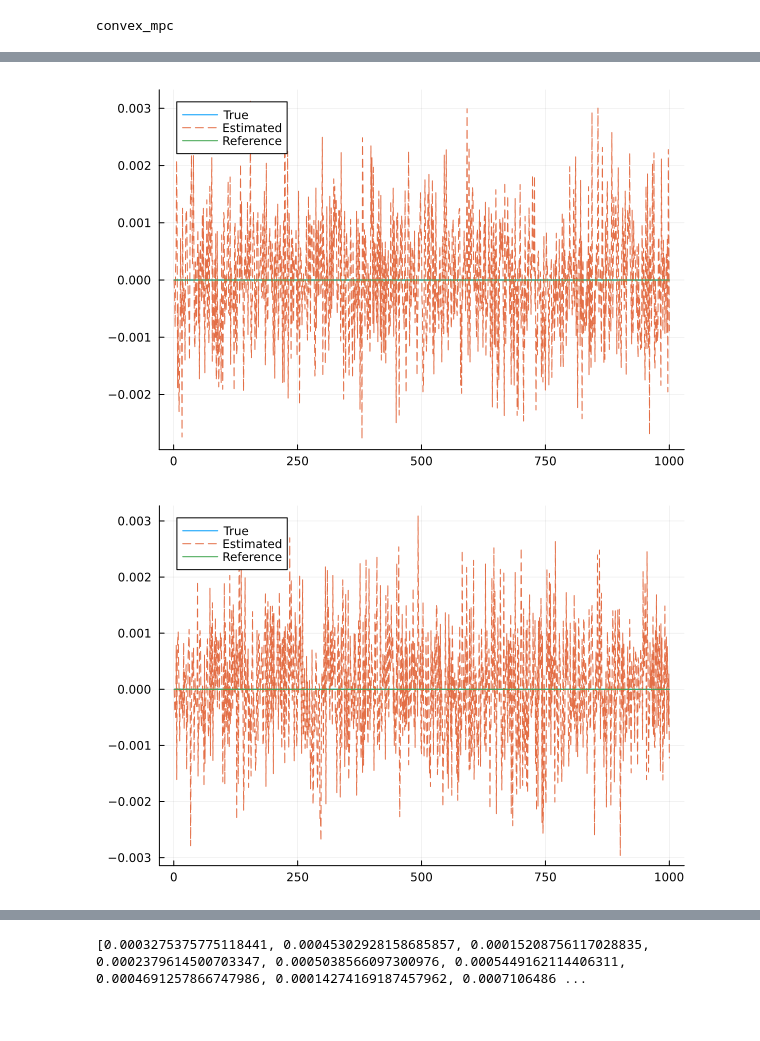
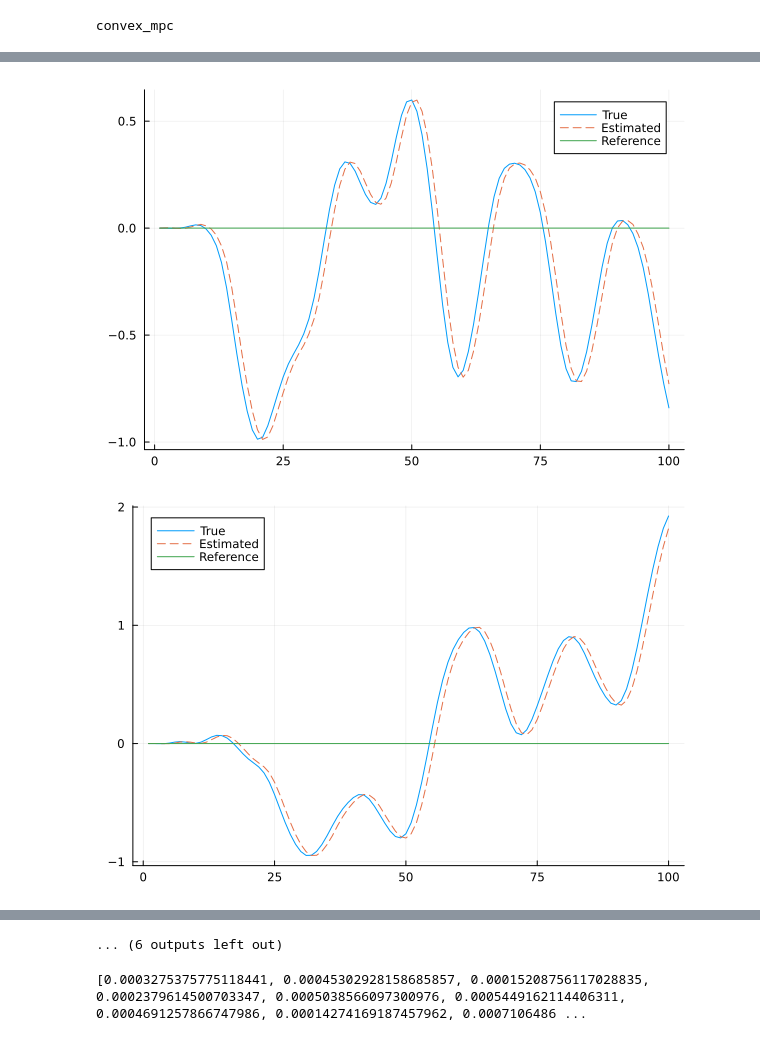
Before and after one commit to scott-wade/MPCwZAC, a Jupyter notebook: Planar_Hex.ipynb, the cells around one changed output, grey strips where cells are left out. Drawn from its saved outputs; the diff is of its cells as text; code cells hidden in the pictures.

```diff
--- a/Planar_Hex.ipynb
+++ b/Planar_Hex.ipynb
@@ -92,7 +54,7 @@ function convex_mpc(A::Matrix, # discrete dynamics matrix A
                     N_mpc::Int64,  # length of MPC window (horizon)
                     wind_dynamics::Matrix, # discrete dynamics of wind W
                     wind_velocity::Vector # current wind state w
-                    )::Vector{Float64} # return the first control command of the solved policy
+                    ) # return the first control command of the solved policy
 
     # get our sizes for state and control
     nx,nu = size(B)
@@ -123,6 +85,7 @@ function convex_mpc(A::Matrix, # discrete dynamics matrix A
     prob.constraints += (X[:,1] == xic)
     for i = 1:N_mpc-1
         prob.constraints += (X[:,i+1] == A*X[:,i] + B*U[:,i] + wind_dynamics * wind_velocity)
+        # prob.constraints += (X[:,i+1] == A*X[:,i] + B*U[:,i])
         prob.constraints += (u_min ≤ U[:,i])
         prob.constraints += (U[:,i] ≤ u_max)
     end
@@ -136,7 +99,8 @@ function convex_mpc(A::Matrix, # discrete dynamics matrix A
     U = U.value
 
     # return first control U
-    return U[:,1]
+    Ucontrol = U[:,1]
+    return Ucontrol, X
 end
 # %% [output]
 convex_mpc
@@ -151,21 +115,21 @@ model = (mass= 6.728,
     L= 1.075,
     kf= 0.1, # constant thrust coefficient
     km= 0.01, # propeller drag coefficient
-    dt= 0.01, # 100 Hz
+    dt= 1, # 100 Hz
     α= 0 * (π / 180), # optimal value determined from paper
     β= 0 * (π / 180), # optimal value determined from paper
     λ= (((π/3))) # each propeller is 60 degrees from each other TODO fix this (?)
 )
 # Simulation parameters
-dt = 0.01
-N = 1000
+dt = 1
+N = 100
 time = 1:N
 n_states = 12
 n_inputs = 6
 
 # MPC Parameters
-Q = I * 10
-R = I * 0.000001
+Q = I * 100000
+R = I * 0.0000000000001
 N_mpc = 20
 u_min = zeros(n_inputs)
 u_max = 1000000*ones(n_inputs)
@@ -175,7 +139,7 @@ wind_dynamics = zeros(n_states, 3)
 wind_dynamics[4, 1] = 1  # Wind effect on vx
 wind_dynamics[5, 2] = 1  # Wind effect on vy
 wind_dynamics[6, 3] = 1  # Wind effect on vz
-wind_velocity = [0.5, 0, 0] # Intensity of the turbulence
+wind_velocity = [0, 0, 0] # Intensity of the turbulence
 wind_intensity = 0.5
 
 # Generate hover trajectory for hexrotor
@@ -205,14 +169,12 @@ B = FD.jacobian(du -> rk4(model, hexrotor_dynamics, X_ref[1], du, dt), U_ref[1])
 C = I(n_states)
 D = zeros(n_states, n_inputs)
 
+X_mpcs = []
+
 # Update simulation loop to include wind update
 for i in time
     # Update wind with turbulence model
-    wind_velocity = update_wind(wind_velocity, dt, wind_intensity)
-    # Linearize system
-    # A, B = linearize(X_ref[1], U_ref[1], dt)
-    A = FD.jacobian(dx -> rk4(model, hexrotor_dynamics, dx, U_ref[1], dt), true_state)
-    B = FD.jacobian(du -> rk4(model, hexrotor_dynamics, true_state, du, dt), U_ref[1])
+    #wind_velocity = update_wind(wind_velocity, dt, wind_intensity)
 
     # Run KF
     x_hat, P = kalman_filter(A, B, C, D, Q, R, x_hat, P, u_mpc, measurements, wind_dynamics, wind_velocity)
@@ -223,11 +185,14 @@ for i in time
     X_ref_tilde = X_ref[i:i+N_mpc-1]
 
     # TODO: call convex mpc controller with state estimate
-    u_mpc = convex_mpc(A, B, X_ref_tilde, x_hat, u_min, u_max, N_mpc, wind_dynamics, wind_velocity)
+    u_mpc, X_mpc = convex_mpc(A, B, X_ref_tilde, x_hat, u_min, u_max, N_mpc, wind_dynamics, wind_velocity)
     #u_mpc = u_mpc + U_ref[1]
     # u_mpc = [6000, 0, 0, 0, 0, 0]
+    # u_mpc = U_ref[1]
     push!(inputs, u_mpc)
+    push!(X_mpcs, X_mpc)
 
+    # simulate next state
     true_state = rk4(model, hexrotor_dynamics, true_state, u_mpc, dt)
     # true_state = A*true_state + B*u_mpc
     push!(true_states, true_state)
@@ -252,28 +217,37 @@ end
 └ @ Convex C:\Users\scott\.julia\packages\Convex\b2S4H\src\solution.jl:342
 ┌ Warning: Problem status ALMOST_OPTIMAL; solution may be inaccurate.
 └ @ Convex C:\Users\scott\.julia\packages\Convex\b2S4H\src\solution.jl:342
+# %%
+# print(X_mpcs)
+X_mpc = X_mpcs[1]
+print(X_mpc)
+
+for i in 1:n_states
+    p = plot(1:N_mpc, X_mpc[i, :], label="MPC trajectory")
+    display(p)
+end
 # %%
 
 # Convert results to arrays for plotting
 true_states_plot = hcat(true_states...)
 estimated_states_plot = hcat(estimated_states...)
 U_ref_plot = hcat(U_ref...)
 X_ref_plot = hcat(X_ref...)
 inputs_plot = hcat(inputs...)
 
 
 # Plotting
-for i in 1:3
+for i in 1:n_states
     p = plot(time, true_states_plot[i, :], label="True")
     plot!(time, estimated_states_plot[i, :], label="Estimated", linestyle=:dash)
     plot!(time, X_ref_plot[i, 1:N], label = "Reference")
     display(p)
 end
 for i in 1:n_inputs
     p = plot(time, inputs_plot[i, :], label="MPC Inputs")
     plot!(time, U_ref_plot[i, 1:N], label = "Reference")
     display(p)
 end
 # %% [output]
-[figure, old version]
+[figure, new version]
-[figure, old version]
+[figure, new version]
@@ -287,3 +264,4 @@ end
+... (6 outputs left out)
 # %%
 print(inputs_plot[1,:])
 # %% [output]
```
Also changed, not shown: parts of 3 cells of this notebook, 1 other file.
